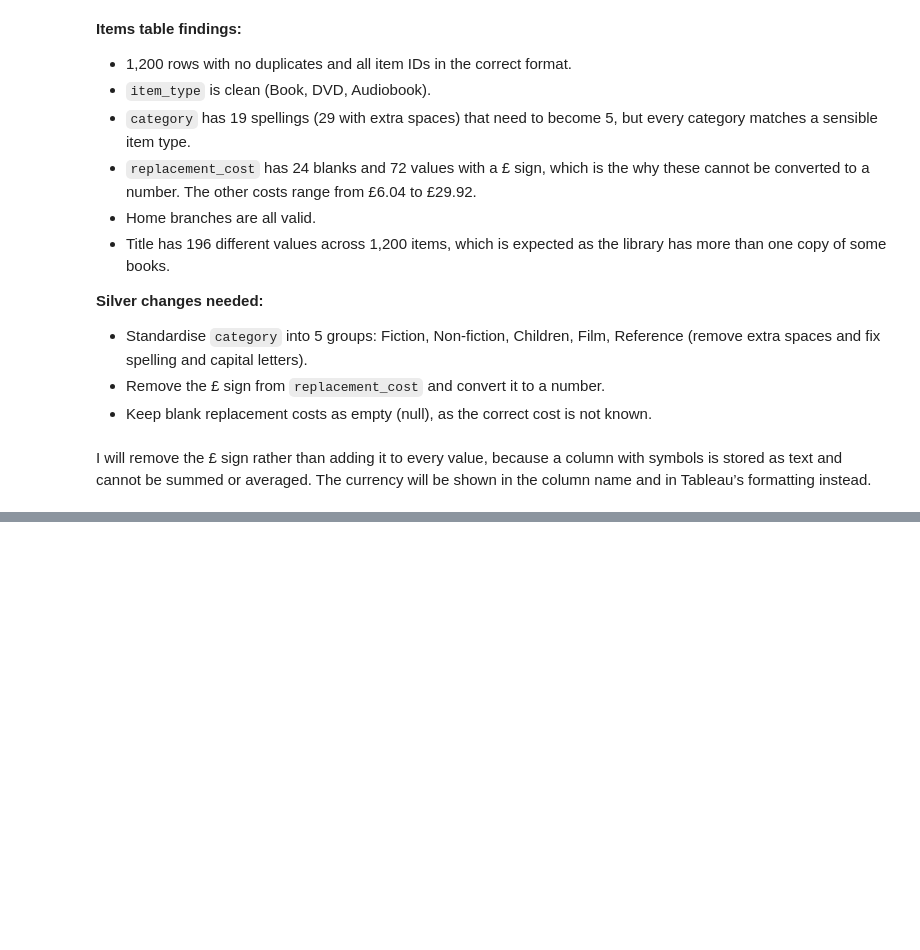
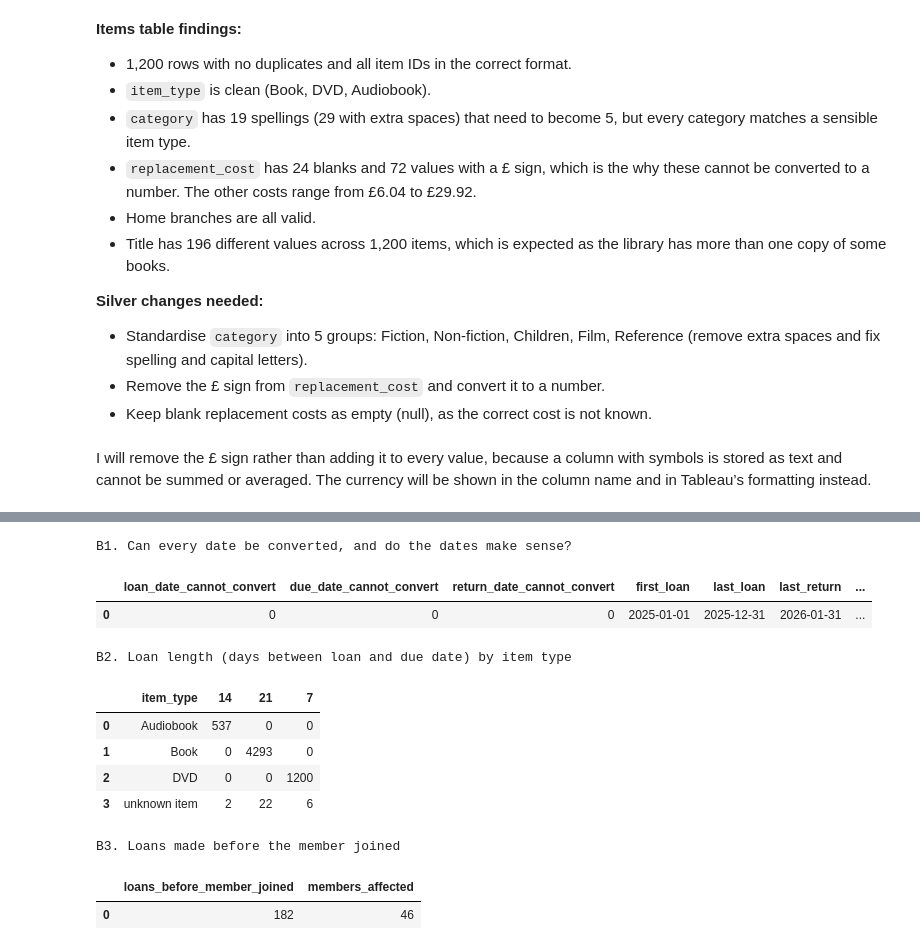
Before and after one commit to HuriyaAhmerr/5782076-AnalyticsEngineering, a Jupyter notebook: 5782076_library_pipeline.ipynb, the cells around one changed output, grey strips where cells are left out. Cells and saved outputs as stored; diff of their text form; code cells hidden in the pictures; blank space fills up the shorter version.

```diff
--- a/5782076_library_pipeline.ipynb
+++ b/5782076_library_pipeline.ipynb
@@ -1185,0 +1265,55 @@ I will remove the £ sign rather than adding it to every value, because a column
+# %%
+# Convert the 3 date formats only for checking (nothing is saved to bronze)
+con.execute("""
+    CREATE OR REPLACE TEMP VIEW loan_dates AS
+    SELECT l.*,
+      COALESCE(TRY_STRPTIME(TRIM(loan_date),   '%Y-%m-%d'), TRY_STRPTIME(TRIM(loan_date),   '%d/%m/%Y'),
+               TRY_STRPTIME(TRIM(loan_date),   '%d %b %Y'))::DATE AS loan_d,
+      COALESCE(TRY_STRPTIME(TRIM(due_date),    '%Y-%m-%d'), TRY_STRPTIME(TRIM(due_date),    '%d/%m/%Y'),
+               TRY_STRPTIME(TRIM(due_date),    '%d %b %Y'))::DATE AS due_d,
+      COALESCE(TRY_STRPTIME(TRIM(return_date), '%Y-%m-%d'), TRY_STRPTIME(TRIM(return_date), '%d/%m/%Y'),
+               TRY_STRPTIME(TRIM(return_date), '%d %b %Y'))::DATE AS return_d
+    FROM bronze.loans l""")
+
+print("B1. Can every date be converted, and do the dates make sense?")
+display(con.sql("""
+    SELECT
+      COUNT(*) FILTER (WHERE loan_d IS NULL)                                               AS loan_date_cannot_convert,
+      COUNT(*) FILTER (WHERE due_d  IS NULL)                                               AS due_date_cannot_convert,
+      COUNT(*) FILTER (WHERE return_d IS NULL AND TRIM(COALESCE(return_date, '')) <> '')   AS return_date_cannot_convert,
+      MIN(loan_d) AS first_loan, MAX(loan_d) AS last_loan, MAX(return_d) AS last_return,
+      COUNT(*) FILTER (WHERE _source_file LIKE '%H1%' AND MONTH(loan_d) > 6)               AS h1_loans_outside_jan_jun,
+      COUNT(*) FILTER (WHERE _source_file LIKE '%H2%' AND MONTH(loan_d) <= 6)              AS h2_loans_outside_jul_dec,
+      COUNT(*) FILTER (WHERE due_d <= loan_d)                                              AS due_not_after_loan,
+      COUNT(*) FILTER (WHERE return_d < loan_d)                                            AS returned_before_borrowed,
+      COUNT(*) FILTER (WHERE return_d > DATE '2025-12-31')                                 AS returned_in_2026
+    FROM loan_dates""").df())
+
+print("B2. Loan length (days between loan and due date) by item type")
+display(con.sql("""PIVOT (SELECT COALESCE(i.item_type, 'unknown item') AS item_type,
+                                 (d.due_d - d.loan_d) AS loan_days
+                          FROM loan_dates d LEFT JOIN bronze.items i USING (item_id))
+                   ON loan_days USING COUNT(*) ORDER BY item_type""").df())
+
+print("B3. Loans made before the member joined")
+display(con.sql("""
+    WITH m AS (SELECT DISTINCT member_id,
+                 COALESCE(TRY_STRPTIME(TRIM(join_date), '%Y-%m-%d'), TRY_STRPTIME(TRIM(join_date), '%d/%m/%Y'),
+                          TRY_STRPTIME(TRIM(join_date), '%d %b %Y'))::DATE AS join_d
+               FROM bronze.members)
+    SELECT COUNT(*) AS loans_before_member_joined, COUNT(DISTINCT d.member_id) AS members_affected
+    FROM loan_dates d JOIN m USING (member_id)
+    WHERE d.loan_d < m.join_d""").df())
+# %% [output]
+B1. Can every date be converted, and do the dates make sense?
+|  | loan_date_cannot_convert | due_date_cannot_convert | return_date_cannot_convert | first_loan | last_loan | last_return | ... |
+| 0 | 0 | 0 | 0 | 2025-01-01 | 2025-12-31 | 2026-01-31 | ... |
+B2. Loan length (days between loan and due date) by item type
+|  | item_type | 14 | 21 | 7 |
+| 0 | Audiobook | 537 | 0 | 0 |
+| 1 | Book | 0 | 4293 | 0 |
+| 2 | DVD | 0 | 0 | 1200 |
+| 3 | unknown item | 2 | 22 | 6 |
+B3. Loans made before the member joined
+|  | loans_before_member_joined | members_affected |
+| 0 | 182 | 46 |
```
Also changed, not shown: parts of 8 cells of this notebook.
